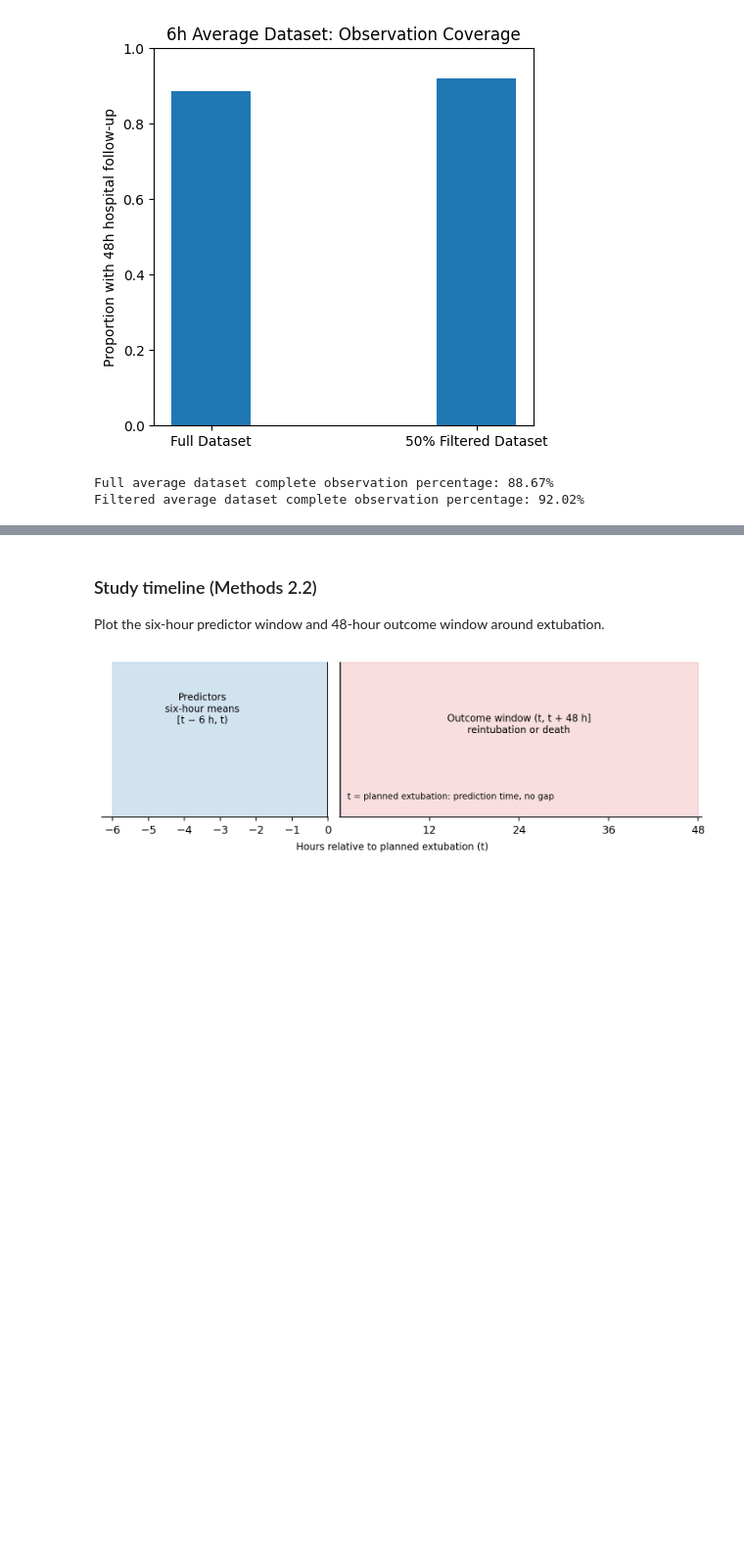
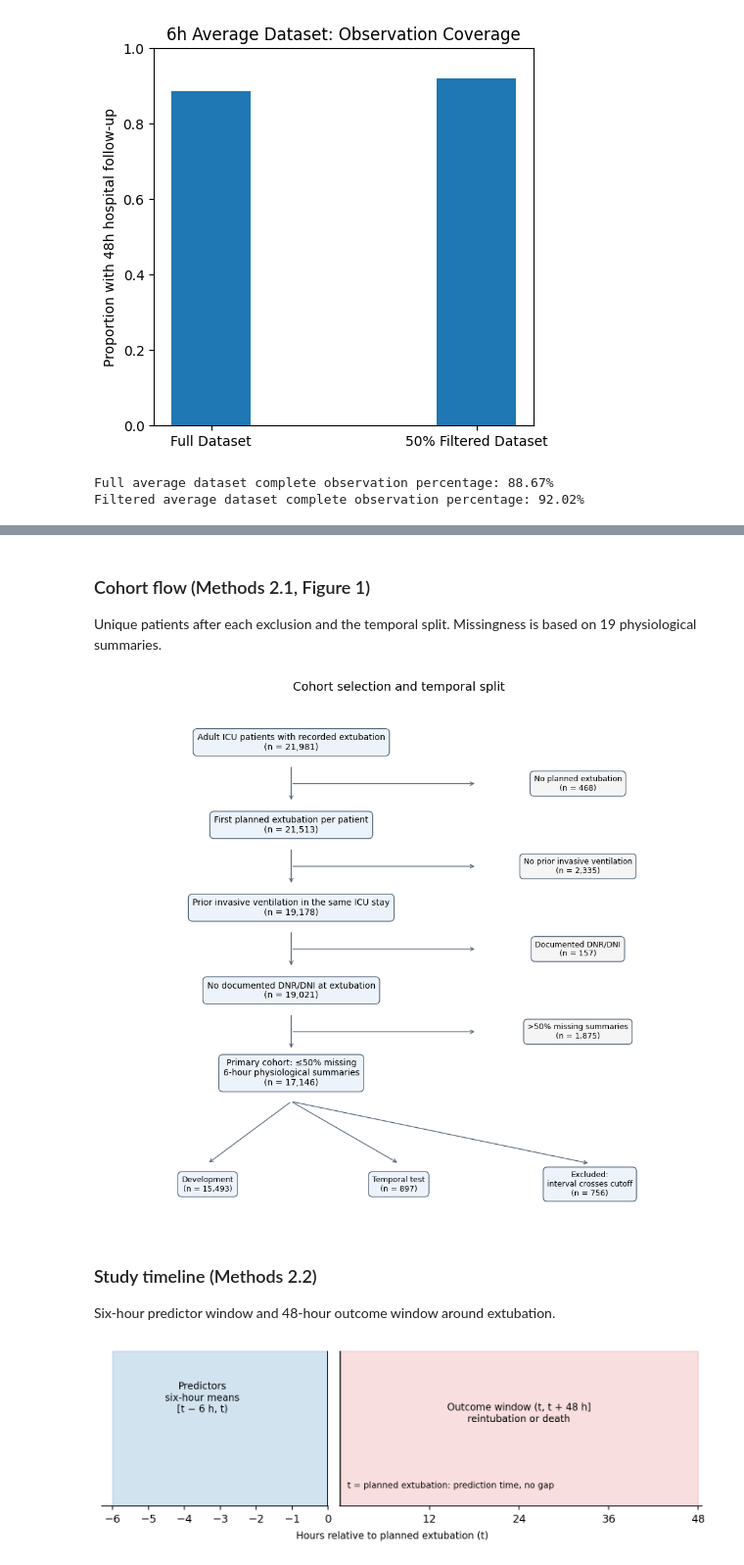
Before and after one commit to Xkpd/comp90089-ml-in-health-group-25, a Jupyter notebook: ML4Health_report_25.ipynb, the cells around one changed output, grey strips where cells are left out. Shown at 98% size. Cells and saved outputs as stored; diff of their text form; code cells hidden in the pictures; blank space fills up the shorter version.

```diff
--- a/pipeline.ipynb
+++ b/ML4Health_report_25.ipynb
@@ -1011,10 +1018,81 @@ Package versions: {'numpy': '2.4.4', 'pandas': '3.0.2', 'scikit-learn': '1.8.0',
 | 4 | temperature_mean_6h | 30.0 | 43.0 | 16712 | 2 | 0 | 26.110000 | 41.330000 | 0.000120 |
 | 10 | peep_mean_6h | 0.0 | 30.0 | 18581 | 0 | 2 | 0.000000 | 45.000000 | 0.000108 |
 | 15 | po2_mean_6h | 20.0 | 700.0 | 10554 | 1 | 0 | 16.000000 | 566.000000 | 0.000095 |
+# %% [markdown]
+### Cohort flow (Methods 2.1, Figure 1)
+
+Unique patients after each exclusion and the temporal split. Missingness is based on 19 physiological summaries.
+# %%
+# All counts are unique patients, taken from the extraction and split checks above.
+flow_counts = average_counts_result.set_index("Step")["Patients"].astype(int)
+flow_split = INPUT_CHECKS.loc["filtered_six_hour"]
+flow_partitions = {
+    "Development": int(flow_split["development_patients"]),
+    "Temporal test": int(flow_split["test_patients"]),
+    "Excluded: interval crosses cutoff": int(flow_split["excluded_ambiguous_year"]),
+}
+assert flow_counts.loc[3] == flow_counts.loc[4], "Selecting the first planned event should retain each patient."
+assert flow_counts.loc[6] == int(INPUT_CHECKS.loc["full_six_hour", "patients"])
+assert flow_counts.loc[7] == int(flow_split["patients"])
+assert flow_counts.loc[7] == sum(flow_partitions.values()), "Temporal partitions must sum to the primary cohort."
+
+flow_stages = [
+    ("Adult ICU patients with recorded extubation", flow_counts.loc[2]),
+    ("First planned extubation per patient", flow_counts.loc[4]),
+    ("Prior invasive ventilation in the same ICU stay", flow_counts.loc[5]),
+    ("No documented DNR/DNI at extubation", flow_counts.loc[6]),
+    (f"Primary cohort: ≤{MISSING:.0%} missing\n{INTERVAL}-hour physiological summaries", flow_counts.loc[7]),
+]
+flow_exclusions = [
+    "No planned extubation", "No prior invasive ventilation",
+    "Documented DNR/DNI", f">{MISSING:.0%} missing summaries",
+]
+assert all(before[1] >= after[1] for before, after in zip(flow_stages, flow_stages[1:]))
+
+fig, ax = plt.subplots(figsize=(10, 9))
+ax.set(xlim=(0, 1), ylim=(0, 1))
+ax.axis("off")
+
+
+def flow_box(x, y, label, count, colour="#edf3fa", fontsize=10):
+    ax.text(x, y, f"{label}\n(n = {count:,})", ha="center", va="center", fontsize=fontsize,
+            bbox={"boxstyle": "round,pad=0.5", "facecolor": colour, "edgecolor": "#526475"})
+
+
+flow_y = [0.92, 0.76, 0.60, 0.44, 0.28]
+for index, ((label, count), y) in enumerate(zip(flow_stages, flow_y)):
+    flow_box(0.32, y, label, count)
+    if index:
+        previous_y = flow_y[index - 1]
+        midpoint = (previous_y + y) / 2
+        ax.annotate("", xy=(0.32, y + 0.045), xytext=(0.32, previous_y - 0.045),
+                    arrowprops={"arrowstyle": "->", "color": "#526475"})
+        ax.annotate("", xy=(0.63, midpoint), xytext=(0.32, midpoint),
+                    arrowprops={"arrowstyle": "->", "color": "#526475"})
+        removed = flow_stages[index - 1][1] - count
+        flow_box(0.80, midpoint, flow_exclusions[index - 1], removed, "#f5f5f5", 9)
+
+for x, (label, count) in zip([0.18, 0.50, 0.82], flow_partitions.items()):
+    ax.annotate("", xy=(x, 0.105), xytext=(0.32, 0.225),
+                arrowprops={"arrowstyle": "->", "color": "#526475"})
+    flow_box(x, 0.065, label.replace(": ", ":\n"), count, fontsize=9)
+ax.set_title("Cohort selection and temporal split", fontsize=14, pad=12)
+fig.tight_layout()
+for extension in ["png", "pdf"]:
+    fig.savefig(SUITE_DIR / f"cohort_flowchart.{extension}", dpi=300, bbox_inches="tight")
+plt.show()
+plt.close(fig)
+
+cohort_flow_counts = average_counts_result.copy()
+cohort_flow_counts.to_csv(SUITE_DIR / "cohort_flow_counts.csv", index=False)
+pd.DataFrame(flow_partitions.items(), columns=["partition", "patients"]).to_csv(
+    SUITE_DIR / "cohort_flow_partitions.csv", index=False)
+# %% [output]
+[figure, added]
 # %% [markdown]
 ### Study timeline (Methods 2.2)
 
-Plot the six-hour predictor window and 48-hour outcome window around extubation.
+Six-hour predictor window and 48-hour outcome window around extubation.
 # %%
 def plot_study_timeline(folder):
     """Timeline figure: predictor window, prediction time and outcome window (hours from extubation)."""
```
Also changed, not shown: parts of 23 cells of this notebook, 36 other files.
